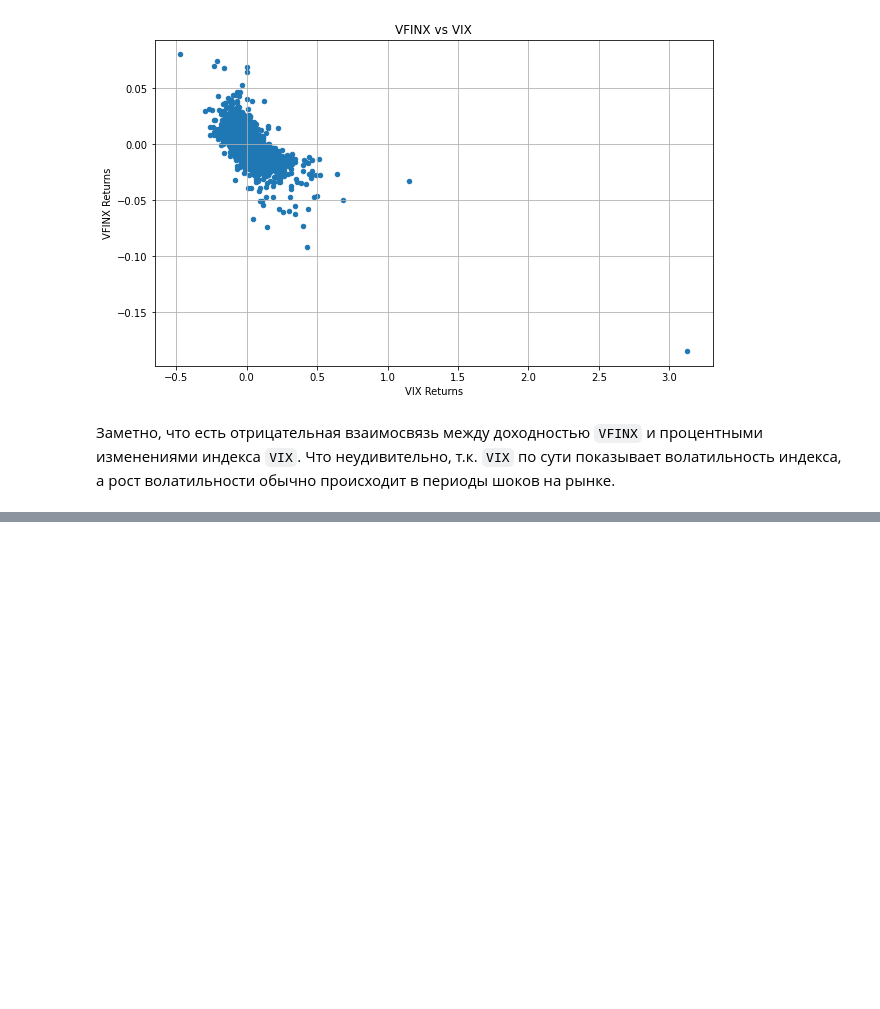
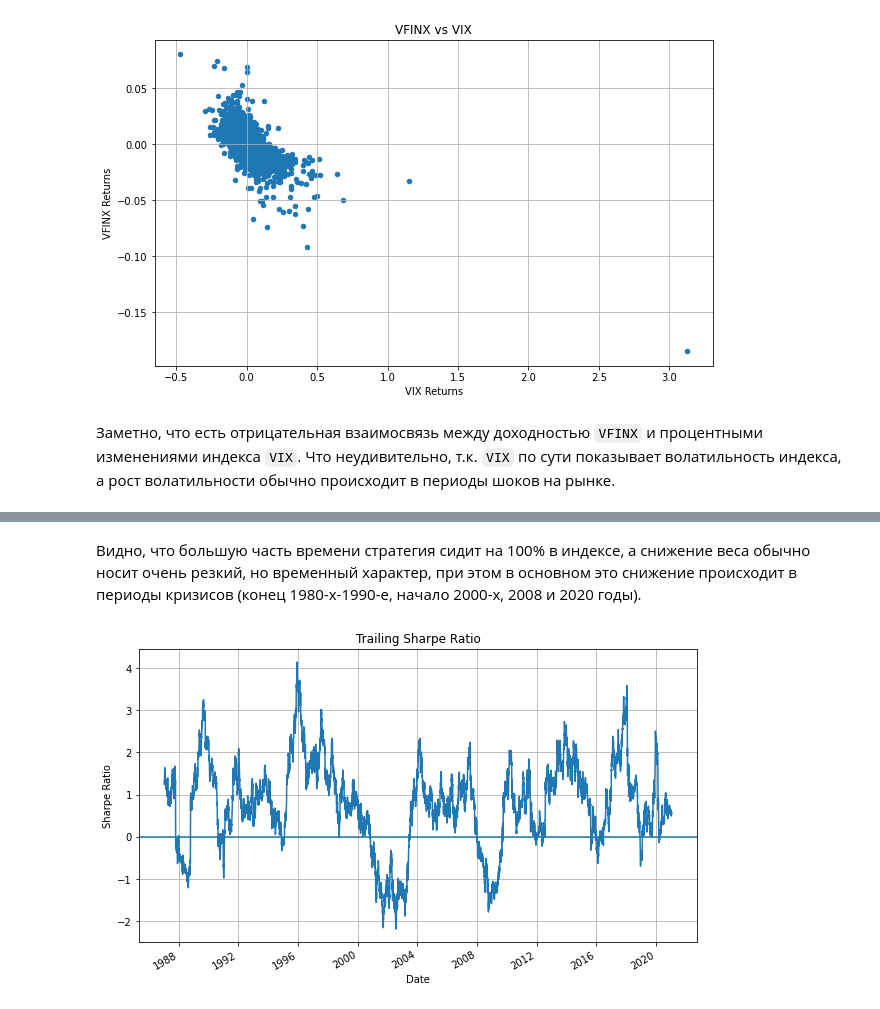
Before and after one commit to eura17/ff-case, a Jupyter notebook: task-1.ipynb, the cells around one changed output, grey strips where cells are left out. Cells and saved outputs as stored; diff of their text form; code cells hidden in the pictures; blank space fills up the shorter version.

```diff
--- a/task-1.ipynb
+++ b/task-1.ipynb
@@ -186,0 +245,18 @@ summary = pqr.metrics.Dashboard([table, fig])
+# %% [markdown]
+Видно, что большую часть времени стратегия сидит на 100% в индексе, а снижение веса обычно носит очень резкий, но временный характер, при этом в основном это снижение происходит в периоды кризисов (конец 1980-х-1990-е, начало 2000-х, 2008 и 2020 годы).
+# %%
+pqr.metrics.trailing_sharpe_ratio(
+    portfolio,
+    rf=rf,
+    window=252,
+    annualizer=252,
+).plot(
+    figsize=(10, 6),
+    title="Trailing Sharpe Ratio",
+    xlabel="Date",
+    ylabel="Sharpe Ratio",
+    grid=True,
+)
+plt.axhline(0);
+# %% [output]
+[figure, added]
```
Also changed, not shown: parts of 24 cells of this notebook, 2 other files.
